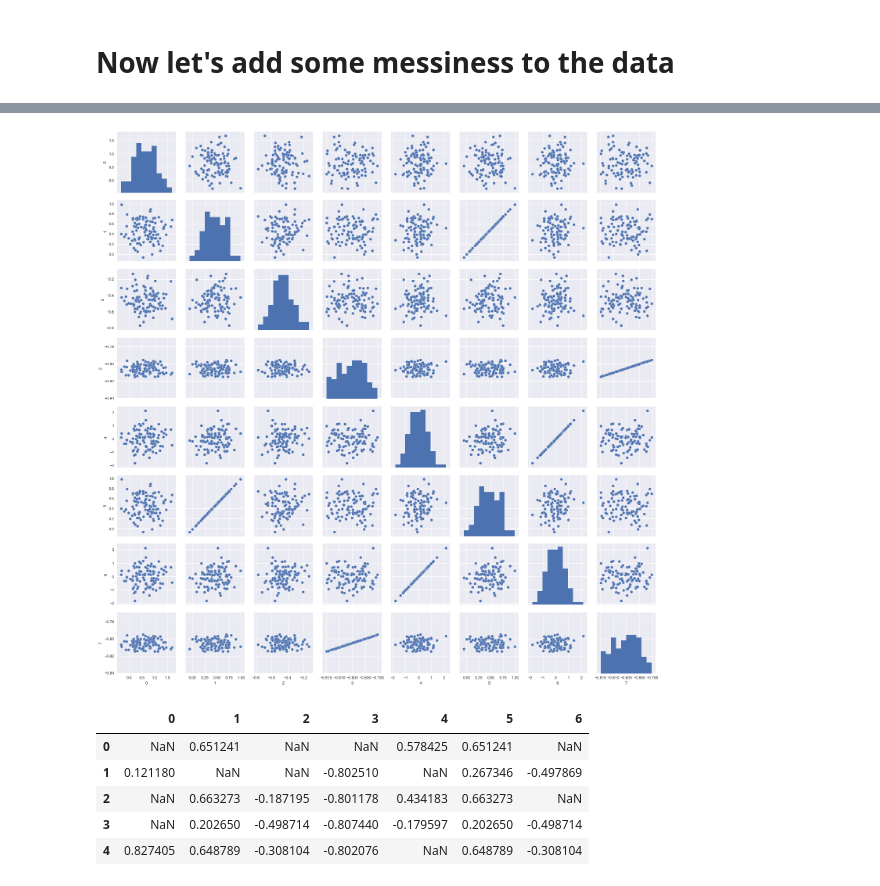
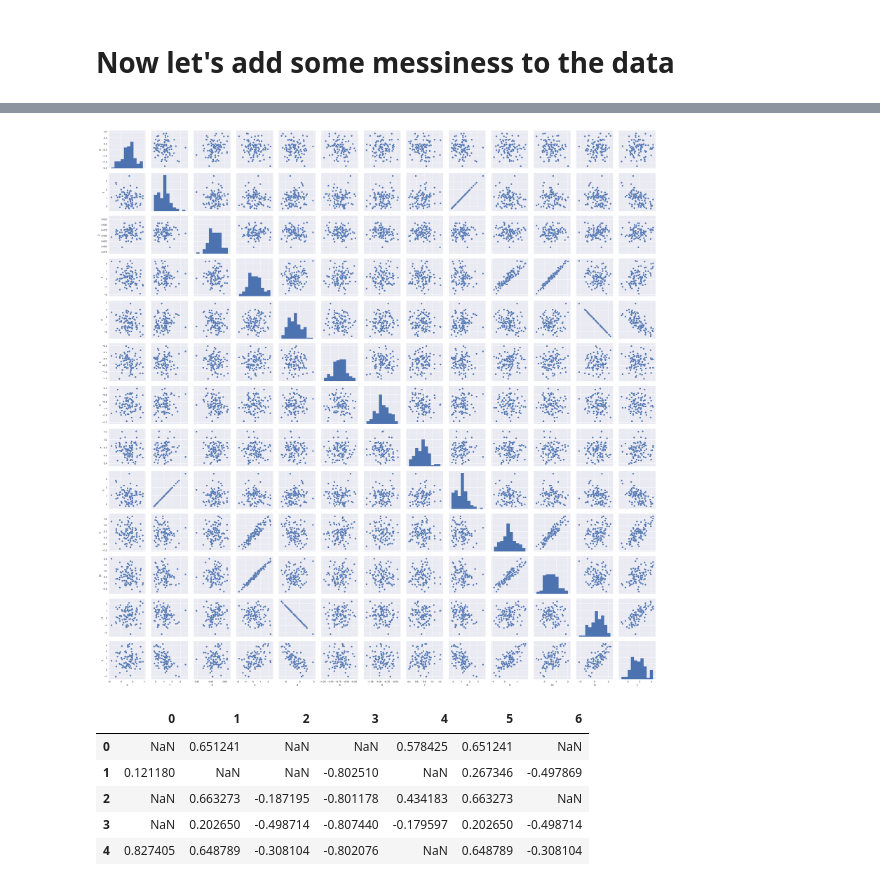
Before and after one commit to ZWMiller/machine_learning_from_scratch, a Jupyter notebook: notebooks/assorted_algorithms/make_regression.ipynb, the cells around one changed output, grey strips where cells are left out. Drawn from its saved outputs; the diff is of its cells as text; code cells hidden in the pictures.

```diff
--- a/notebooks/assorted_algorithms/make_regression.ipynb
+++ b/notebooks/assorted_algorithms/make_regression.ipynb
@@ -146,4 +174,5 @@ plt.plot([min(y),max(y)],[min(pred),max(pred)],'r');
 # Now let's add some messiness to the data
 # %%
 mr2 = make_regression()
-X,y = mr2.build_dataset(num_feat=5)
+X,y = mr2.build_dataset(num_feat=8, random_state=42)
+pd.DataFrame(X).head()
@@ -159,8 +195,10 @@ pd.DataFrame(mr2.muck_up_data(X, add_nan=False)).head()
 # %%
 import seaborn as sns
-sns.pairplot(pd.DataFrame(mr2.muck_up_data(X, add_nan=False)));
+bad_X = pd.DataFrame(mr2.muck_up_data(X, add_nan=False, dup_cols=True, combine_feats=3))
+bad_X['y'] = y
+sns.pairplot(bad_X);
 # %% [output]
-[figure, old version]
+[figure, new version]
 # %%
 with_nan = mr2.muck_up_data(X)
 # %%
```
Also changed, not shown: parts of 8 cells of this notebook, 1 other file.
